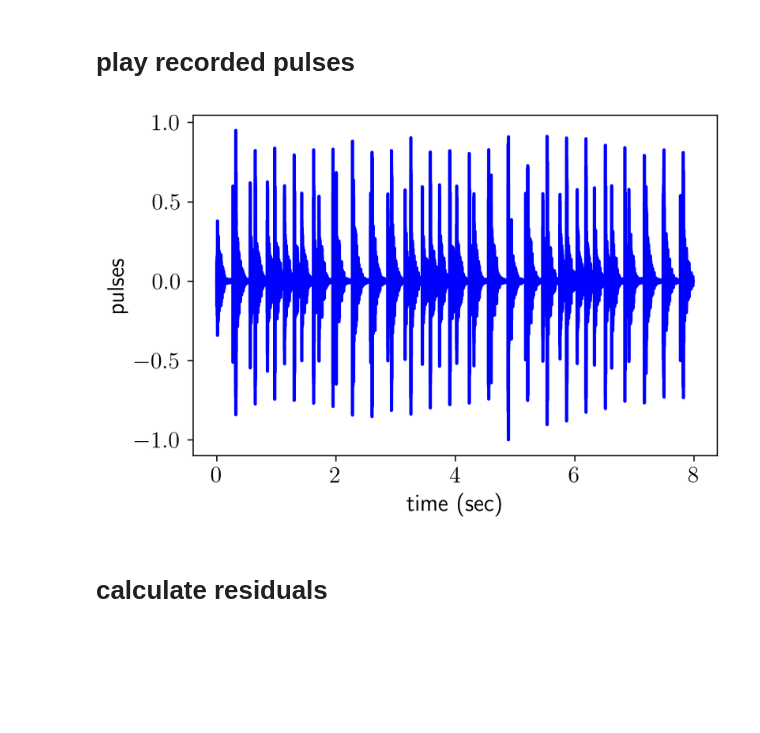
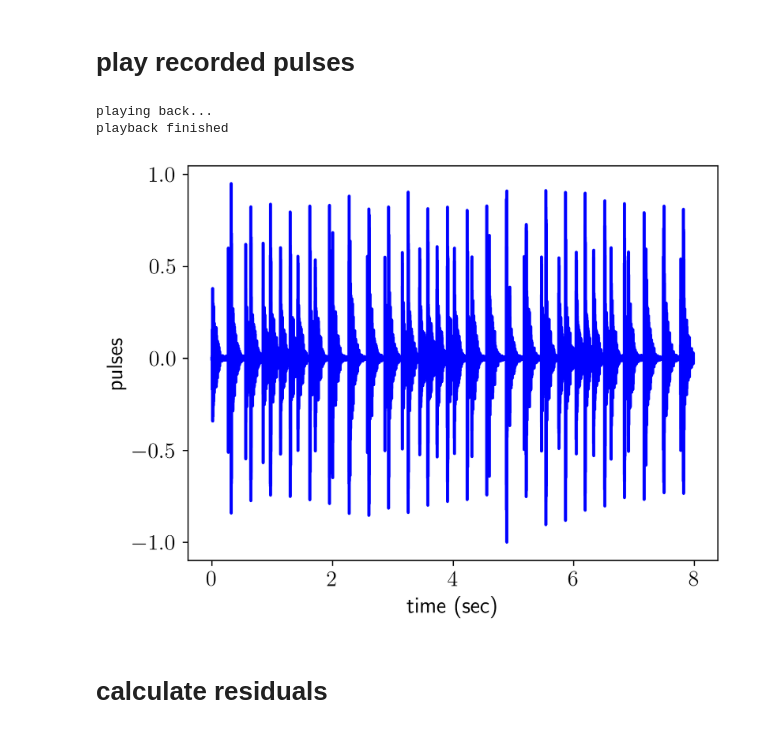
Before and after one commit to josephromano/pta-demo, a Jupyter notebook: code/test.ipynb, the cells around one changed output. Drawn from its saved outputs; the diff is of its cells as text; code cells hidden in the pictures; blank space fills up the shorter version.

```diff
--- a/code/test.ipynb
+++ b/code/test.ipynb
@@ -93,28 +42,3 @@ def recordpulses(filename):
-# %%
-import sounddevice as sd
-import numpy as np
-import matplotlib.pyplot as plt
-from scipy.io.wavfile import write, read
-
-def playpulses(filename, sample_rate):
-
-    '''
-    play recorded sound that was saved to .txt file;
-    the time-series data is returned as a [Ntx2] array ts
-    '''
-
-    # first construct wavfile
-    ts = np.loadtxt(filename)
-    audio_data = ts[:,1]
-    #sample_rate = 44100
-
-    # Playback the audio
-    print("playing back...")
-    sd.play(audio_data, sample_rate)
-    sd.wait()
-    print("playback finished")
-
-    return ts
 # %% [markdown]
 # PTAdemo 1 - analyze reference metronome data files
 # %% [markdown]
@@ -367,20 +267,22 @@ T2 = T2new
 # play recorded pulses
 # %%
 # play recorded sound
-ts = playsoundfile(tsfile)
+ts = playpulses(tsfile + ".txt")
 
 # plot time series
 plt.figure()
 plt.plot(ts[:,0], ts[:,1], lw=2, color='b')
 plt.xlabel('time (sec)');
 plt.ylabel('pulses');
 plt.grid
 plt.draw()
 
 # print to file
 ##plt.savefig(tsfile + "_pulses.pdf", bbox_inches='tight')
 # %% [output]
+playing back...
+playback finished
-[figure, old version]
+[figure, new version]
 # %% [markdown]
 # calculate residuals
 # %%
```
Also changed, not shown: parts of 16 cells of this notebook.
